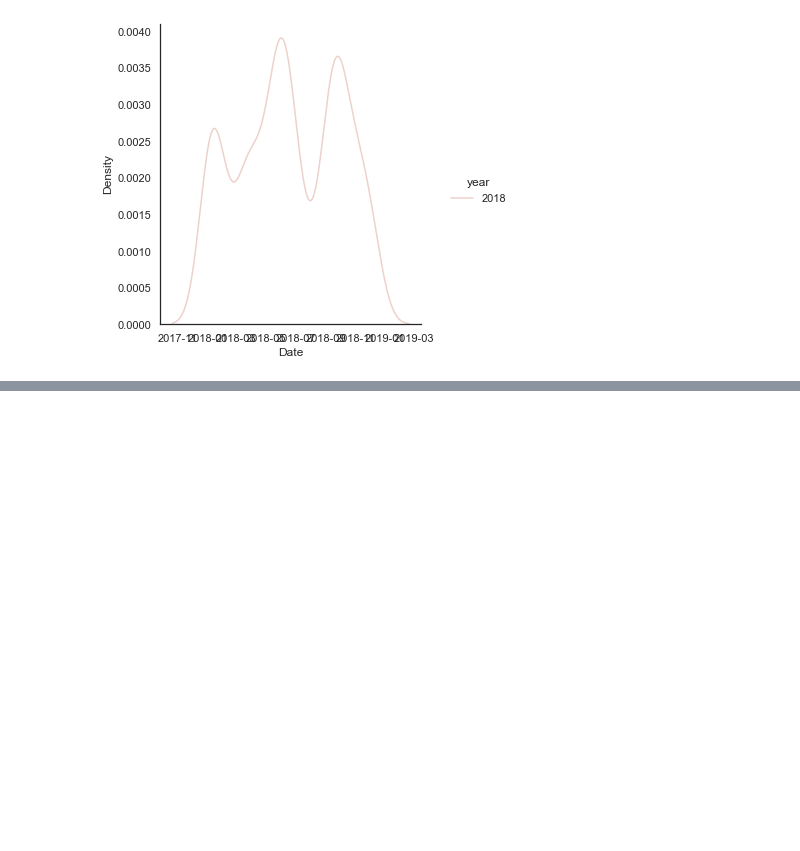
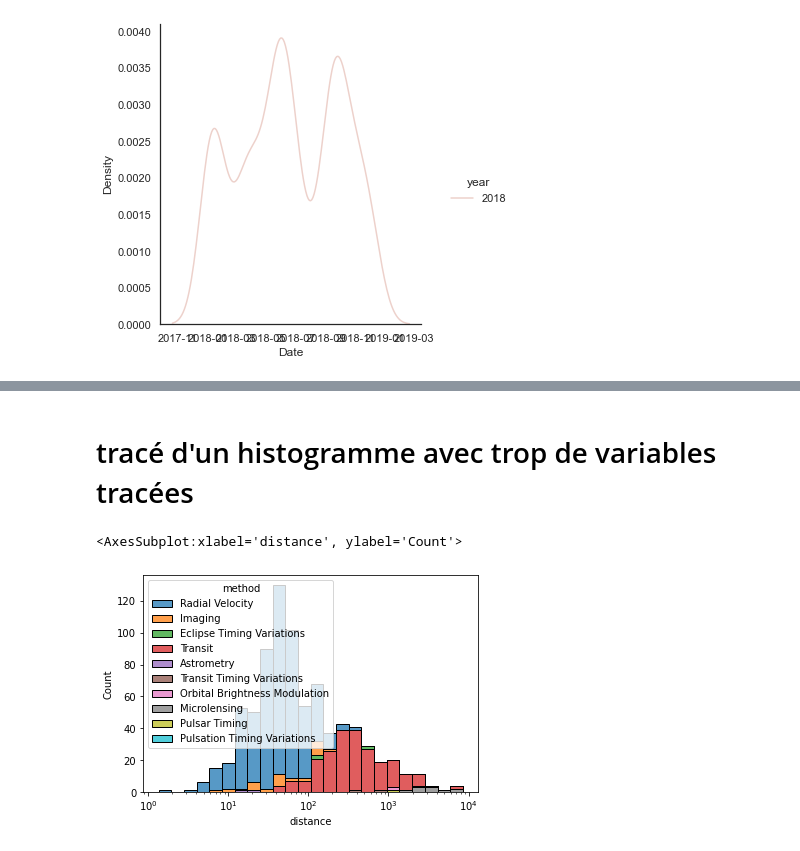
Before and after one commit to datagora-erasme/inspirationFormesDataviz, a Jupyter notebook: process notebook.ipynb, the cells around one changed output, grey strips where cells are left out. Saved outputs shown, nothing was run; the diff lists cells and outputs as text; code cells hidden in the pictures; blank space fills up the shorter version.

```diff
--- a/process notebook.ipynb
+++ b/process notebook.ipynb
@@ -84,0 +99,11 @@ Length: 1270, dtype: datetime64[ns]
+# %% [markdown]
+# tracé d'un histogramme avec trop de variables tracées
+# %%
+import seaborn as sns
+import pandas as pd
+
+planets = sns.load_dataset("planets")
+sns.histplot(data=planets, x='distance', log_scale=True, hue="method", multiple='stack')
+# %% [output]
+<AxesSubplot:xlabel='distance', ylabel='Count'>
+[figure, added]
```
Also changed, not shown: parts of 12 cells of this notebook, 13 other files.
